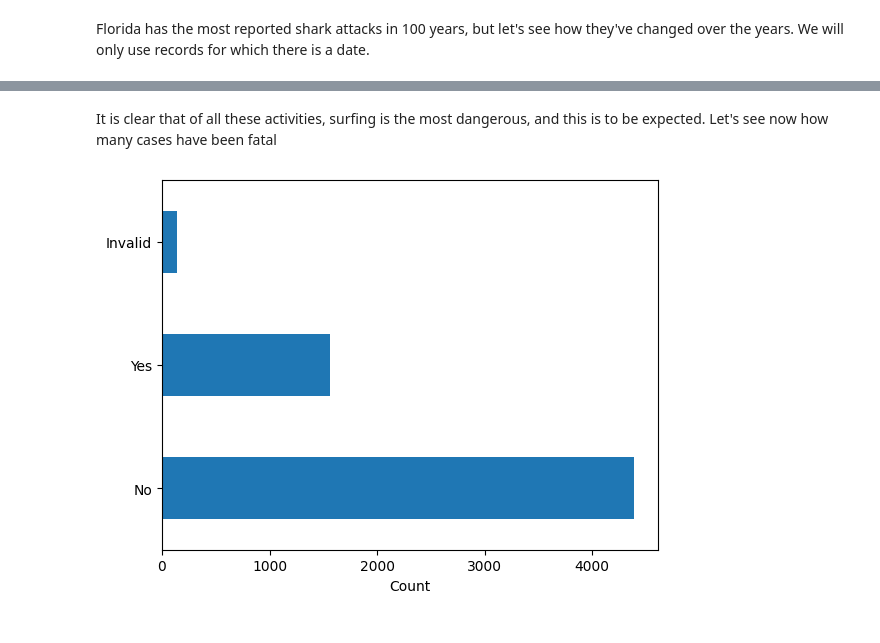
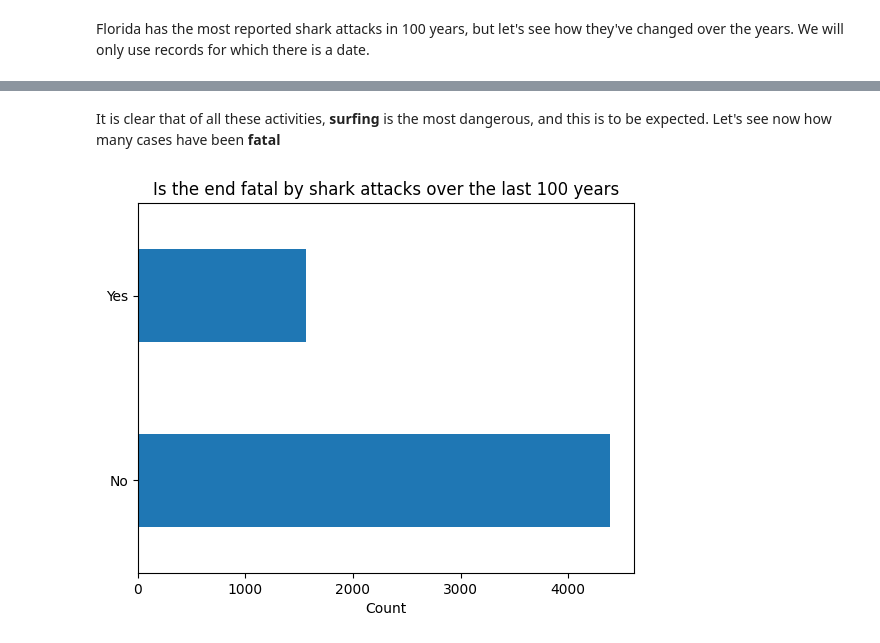
Before and after one commit to plamentzanov/data-science, a Jupyter notebook: Shark Attack Data Analysis.ipynb, the cells around one changed output, grey strips where cells are left out. Saved outputs shown, nothing was run; the diff lists cells and outputs as text; code cells hidden in the pictures.

```diff
--- a/Shark Attack Data Analysis.ipynb
+++ b/Shark Attack Data Analysis.ipynb
@@ -195,12 +219,13 @@ plt.show()
 # %% [markdown]
-It is clear that of all these activities, surfing is the most dangerous, and this is to be expected.
-Let's see now how many cases have been fatal
+It is clear that of all these activities, **surfing** is the most dangerous, and this is to be expected.
+Let's see now how many cases have been **fatal**
 # %%
-fatal = attacks['fatal'].value_counts()
+fatal_mask = attacks['fatal'] != 'Invalid'
+fatal = attacks[fatal_mask]['fatal'].value_counts().drop(labels=['Invalid'])
 
 fatal.plot.barh()
 plt.xlabel("Count")
-plt.title("")
+plt.title("Is the end fatal by shark attacks over the last 100 years")
 plt.show()
 # %% [output]
-[figure, old version]
+[figure, new version]
```
Also changed, not shown: parts of 11 cells of this notebook.
